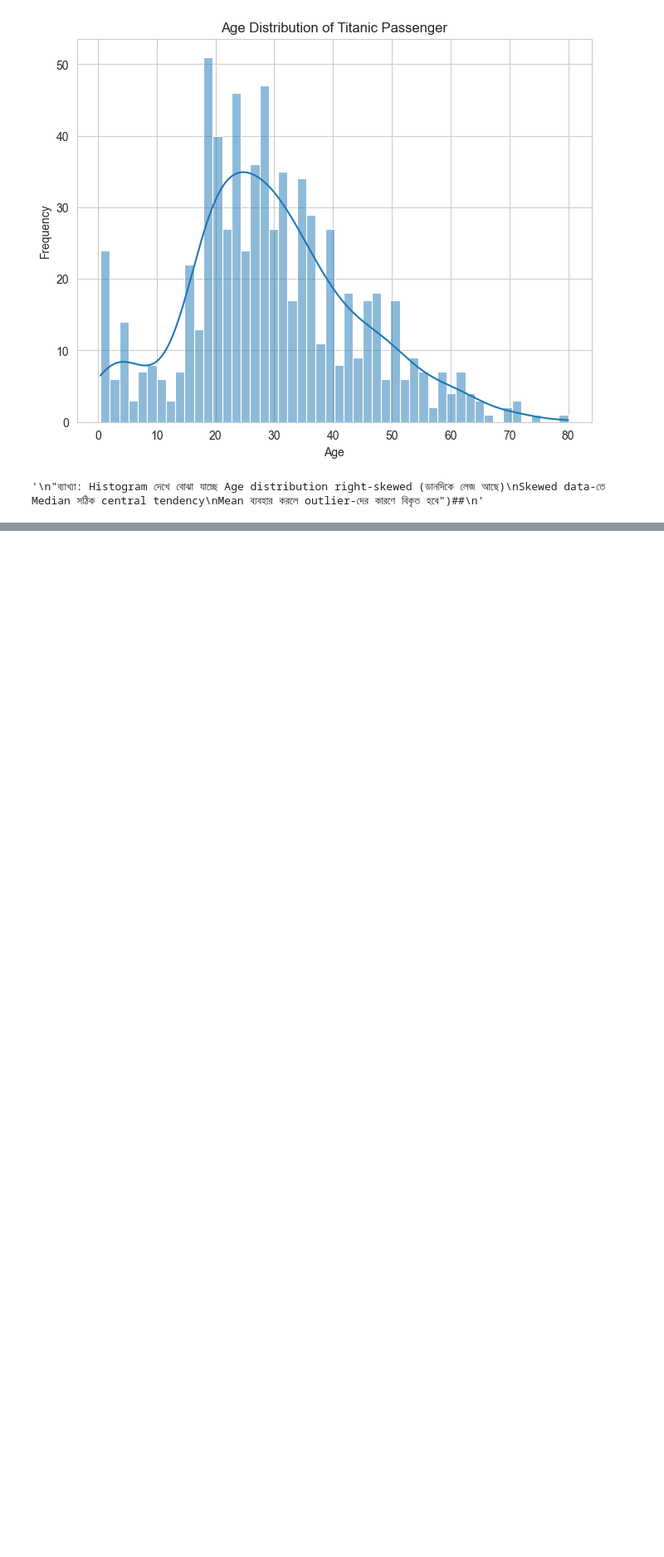
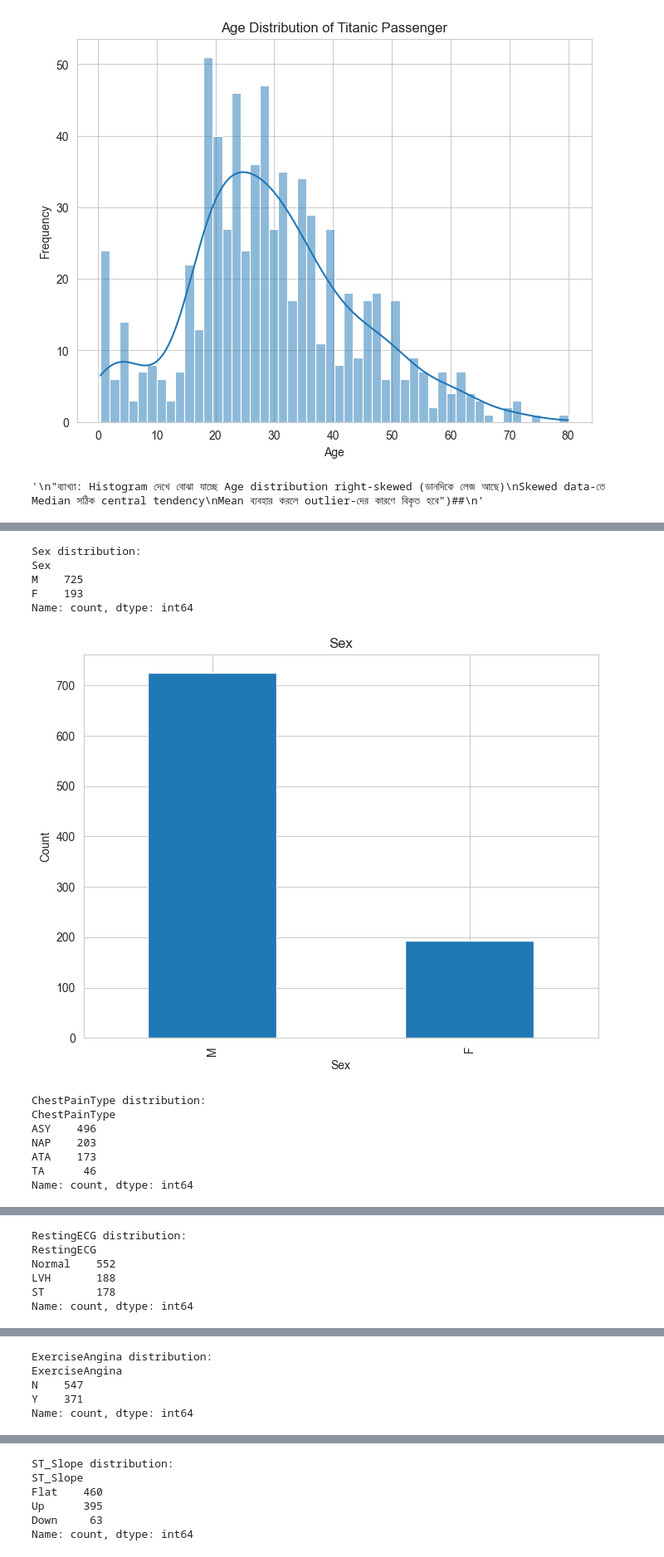
Before and after one commit to Mofazzal-Hossain-Evan/Machine-Learning, a Jupyter notebook: MyLearning/Week 03/Mod 09/my_practice.ipynb, the cells around one changed output, grey strips where cells are left out. Shown at 83% size. Drawn from its saved outputs; the diff is of its cells as text; code cells hidden in the pictures; blank space fills up the shorter version.

```diff
--- a/MyLearning/Week 03/Mod 09/my_practice.ipynb
+++ b/MyLearning/Week 03/Mod 09/my_practice.ipynb
@@ -103,0 +164,7 @@ print()
+# %%
+from sklearn.preprocessing import StandardScaler, LabelEncoder
+
+heart_path = pd.read_csv("heart.csv")
+df_heart = heart_path
+print("First 10 rows of Heart dataset:")
+df_heart.head(20)
@@ -103,0 +208,29 @@ print()
+# %%
+#💻 কোড ১০: Categorical Columns Explore করা
+
+categorical_cols = ["Sex", "ChestPainType", "RestingECG",
+                    "ExerciseAngina", "ST_Slope"]
+
+for c in categorical_cols:
+    counts = df_heart[c].value_counts()
+
+    print(f"\n{c} distribution:")
+    print(counts)
+
+    counts.plot(kind="bar", figsize=(8,6), title=c)
+    plt.ylabel("Count")
+    plt.show()
+# %% [output]
+Sex distribution:
+Sex
+M    725
+F    193
+Name: count, dtype: int64
+[figure, added]
+ChestPainType distribution:
+ChestPainType
+ASY    496
+NAP    203
+ATA    173
+TA      46
+Name: count, dtype: int64
@@ -103,0 +238,6 @@ print()
+RestingECG distribution:
+RestingECG
+Normal    552
+LVH       188
+ST        178
+Name: count, dtype: int64
@@ -103,0 +245,5 @@ print()
+ExerciseAngina distribution:
+ExerciseAngina
+N    547
+Y    371
+Name: count, dtype: int64
@@ -103,0 +251,6 @@ print()
+ST_Slope distribution:
+ST_Slope
+Flat    460
+Up      395
+Down     63
+Name: count, dtype: int64
```
Also changed, not shown: parts of 22 cells of this notebook, 1 other file.
